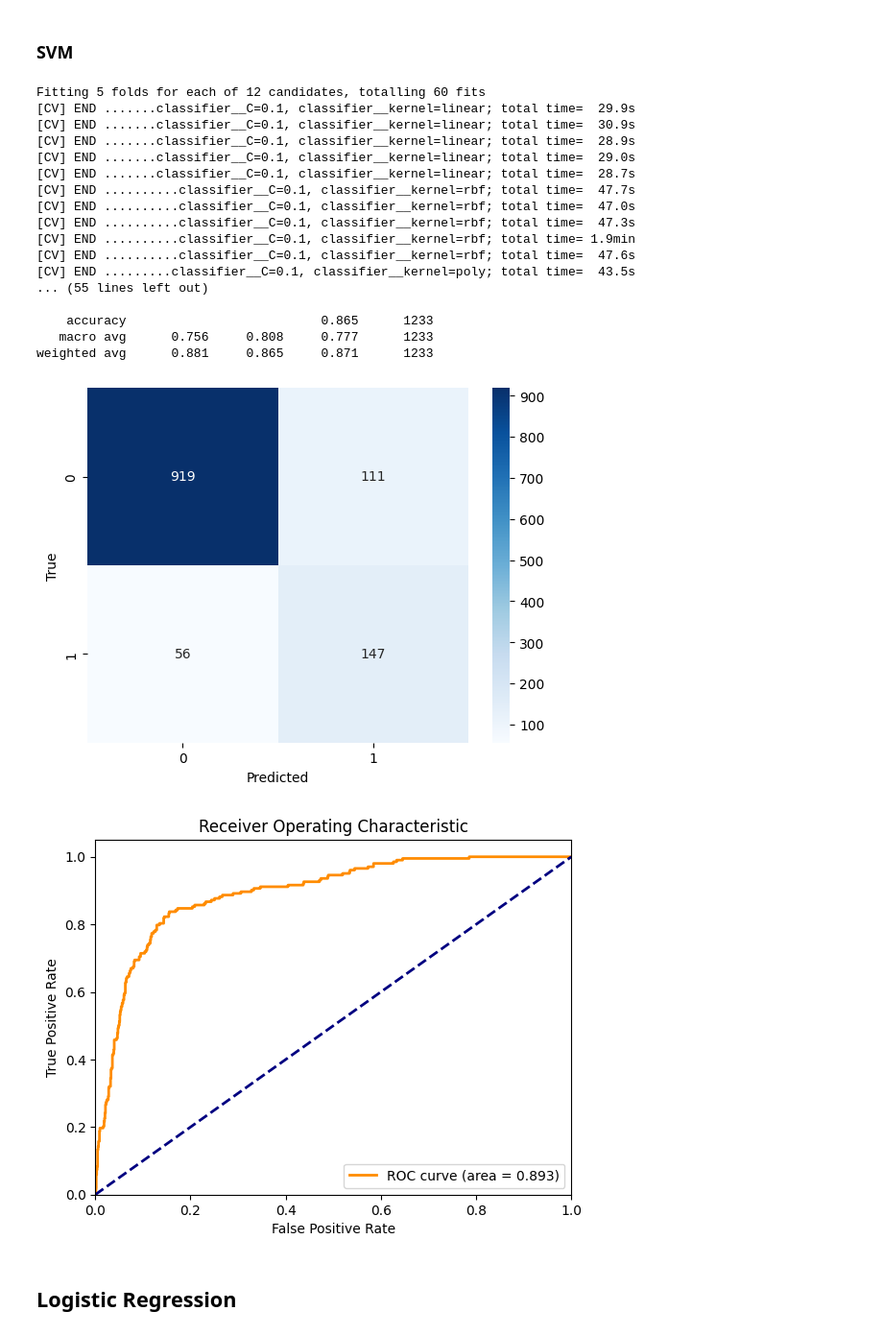
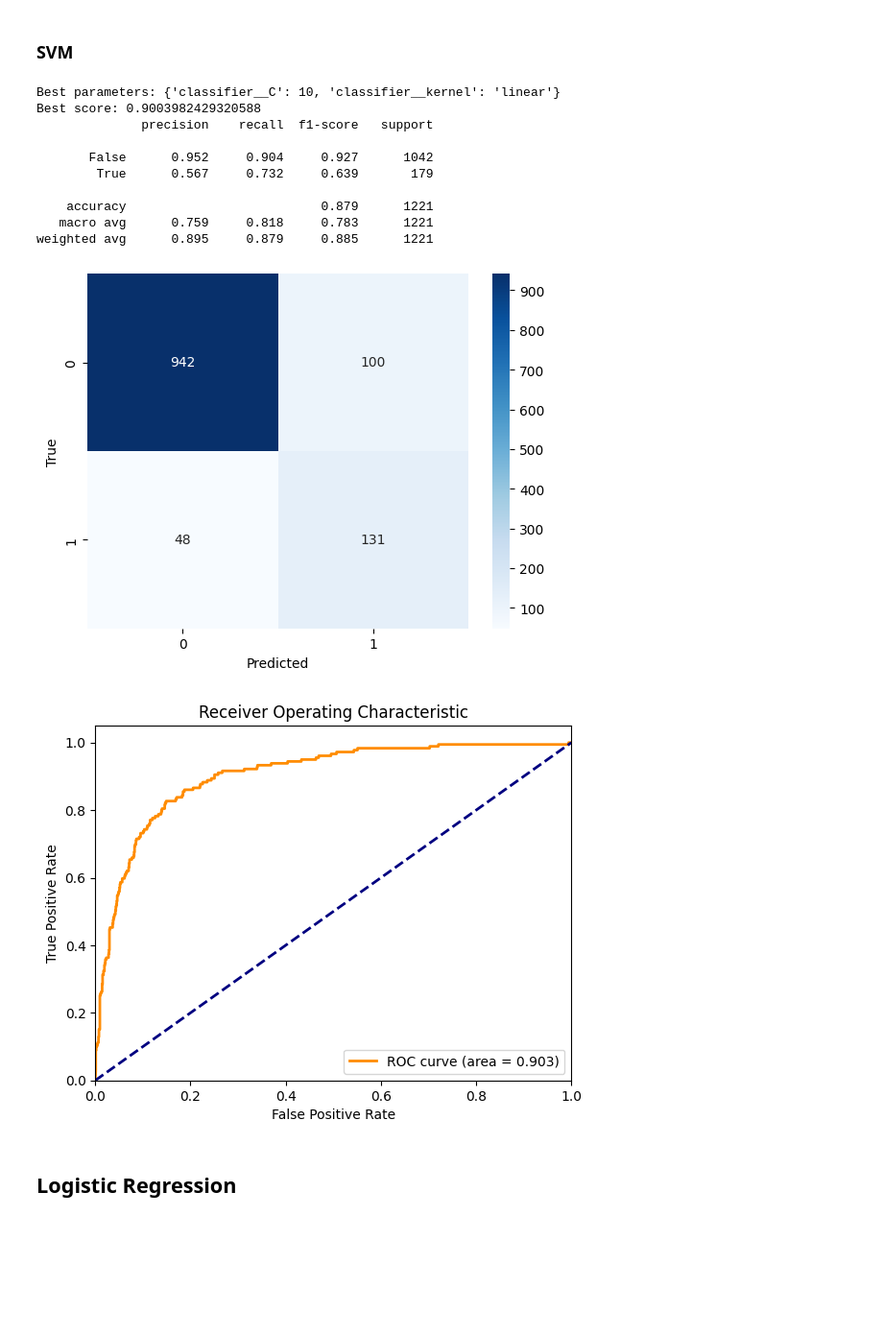
Before and after one commit to YuanqiSun0102/ORIE5741Project, a Jupyter notebook: Models.ipynb, the cells around one changed output. Shown at 96% size. Saved outputs shown, nothing was run; the diff lists cells and outputs as text; code cells hidden in the pictures; blank space fills up the shorter version.

```diff
--- a/Models.ipynb
+++ b/Models.ipynb
@@ -5,6 +5,7 @@ import matplotlib.pyplot as plt
 import seaborn as sns
 # %%
 df = pd.read_csv('online_shoppers_intention.csv')
+df.drop_duplicates(inplace=True, keep = 'first')
 # %% [markdown]
 ### Turn string type to int/float
 # %%
@@ -81,7 +82,7 @@ def evaluate(y_val, y_pred, y_probs):
     plt.show()
 
 def grid_search(param_grid, pipe, X_train, y_train):
-    grid_search = GridSearchCV(estimator=pipe, param_grid=param_grid, cv=5, scoring='accuracy', verbose=2)
+    grid_search = GridSearchCV(estimator=pipe, param_grid=param_grid, cv=5, scoring='roc_auc', verbose=0)
 
     grid_search.fit(X_train, y_train)
 
@@ -97,42 +98,35 @@ def grid_search(param_grid, pipe, X_train, y_train):
 # %%
 from sklearn.svm import SVC
 
 pipe = ImbPipeline([('scaler', StandardScaler()),
                  ('smote', SMOTE(random_state=42)),
                  ('classifier', SVC(probability=True))])
 
 # Define the parameter grid
 param_grid = {
     'classifier__kernel': ['linear', 'rbf', 'poly', 'sigmoid'],
     'classifier__C': [0.1, 1, 10]
 }
 
-best_estimator = grid_search(param_grid, pipe, X_train, y_train)
+best_estimator_svm = grid_search(param_grid, pipe, X_train, y_train)
 
-y_pred = best_estimator.predict(X_val)
-y_probs = best_estimator.predict_proba(X_val)[:, 1]  # the probability of the positive class
+y_pred = best_estimator_svm.predict(X_val)
+y_probs = best_estimator_svm.predict_proba(X_val)[:, 1]  # the probability of the positive class
 
 evaluate(y_val, y_pred, y_probs)
 # %% [output]
-Fitting 5 folds for each of 12 candidates, totalling 60 fits
-[CV] END .......classifier__C=0.1, classifier__kernel=linear; total time=  29.9s
-[CV] END .......classifier__C=0.1, classifier__kernel=linear; total time=  30.9s
-[CV] END .......classifier__C=0.1, classifier__kernel=linear; total time=  28.9s
-[CV] END .......classifier__C=0.1, classifier__kernel=linear; total time=  29.0s
-[CV] END .......classifier__C=0.1, classifier__kernel=linear; total time=  28.7s
-[CV] END ..........classifier__C=0.1, classifier__kernel=rbf; total time=  47.7s
-[CV] END ..........classifier__C=0.1, classifier__kernel=rbf; total time=  47.0s
-[CV] END ..........classifier__C=0.1, classifier__kernel=rbf; total time=  47.3s
-[CV] END ..........classifier__C=0.1, classifier__kernel=rbf; total time= 1.9min
-[CV] END ..........classifier__C=0.1, classifier__kernel=rbf; total time=  47.6s
-[CV] END .........classifier__C=0.1, classifier__kernel=poly; total time=  43.5s
-... (55 lines left out)
+Best parameters: {'classifier__C': 10, 'classifier__kernel': 'linear'}
+Best score: 0.9003982429320588
+              precision    recall  f1-score   support
 
-    accuracy                          0.865      1233
-   macro avg      0.756     0.808     0.777      1233
-weighted avg      0.881     0.865     0.871      1233
+       False      0.952     0.904     0.927      1042
+        True      0.567     0.732     0.639       179
+
+    accuracy                          0.879      1221
+   macro avg      0.759     0.818     0.783      1221
+weighted avg      0.895     0.879     0.885      1221
-[figure, old version]
+[figure, new version]
-[figure, old version]
+[figure, new version]
 # %% [markdown]
 ## Logistic Regression
 # %%
```
Also changed, not shown: parts of 5 cells of this notebook.
